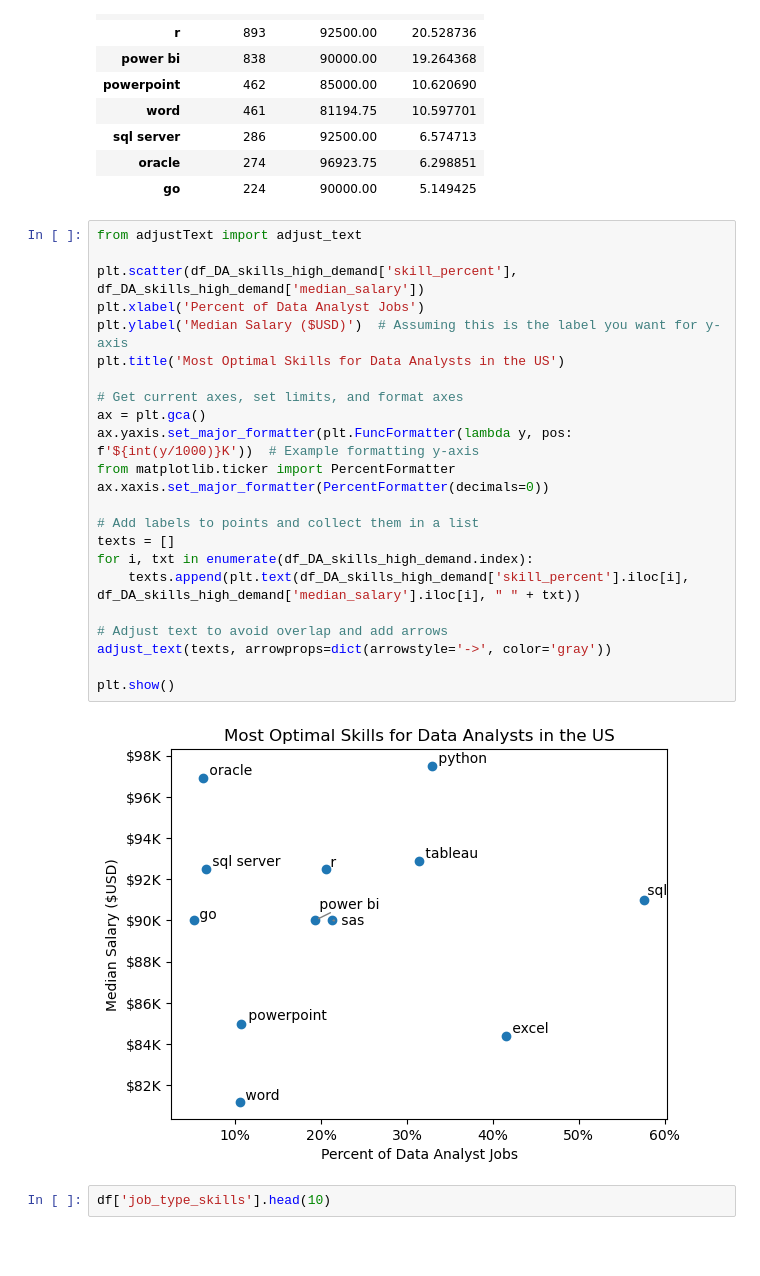
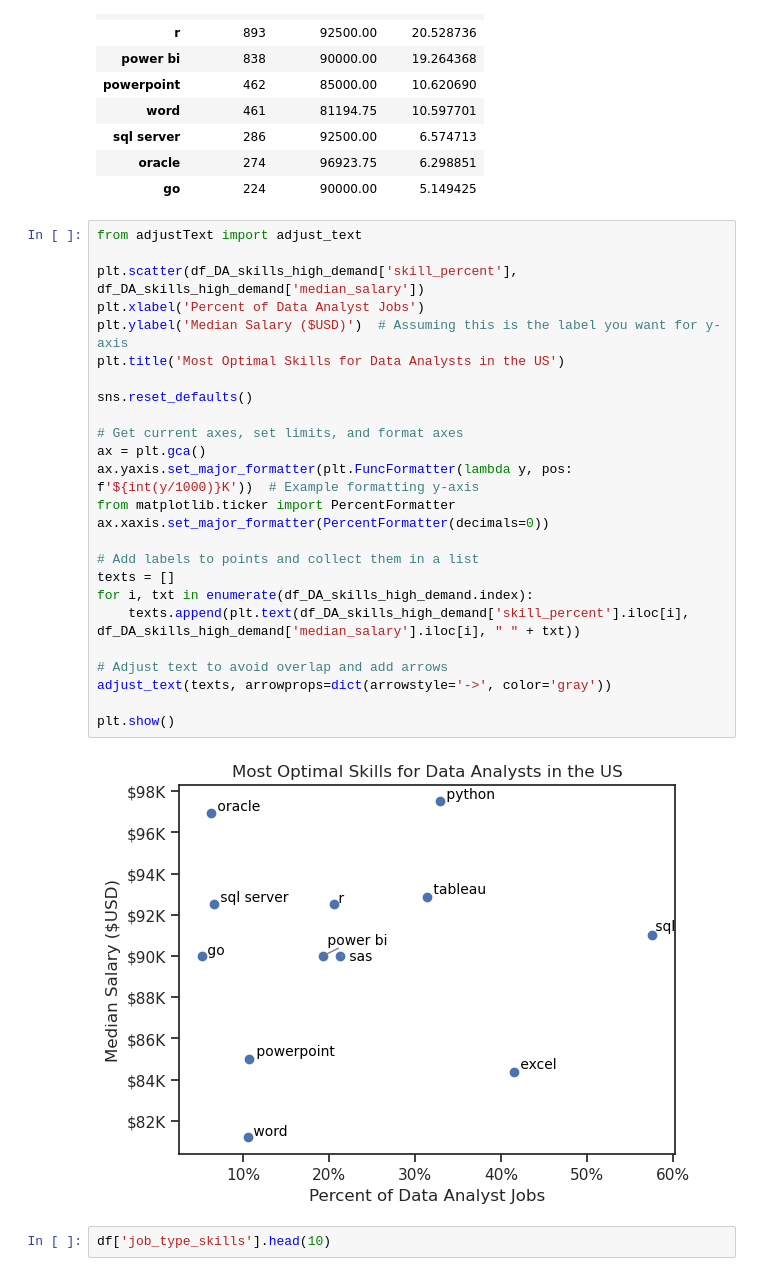
Before and after one commit to grootbean/Python_Data_Project, a Jupyter notebook: 3_Project/5_Optimal_Skills.ipynb, the cells around one changed output. Saved outputs shown, nothing was run; the diff lists cells and outputs as text; blank space fills up the shorter version.

```diff
--- a/3_Project/5_Optimal_Skills.ipynb
+++ b/3_Project/5_Optimal_Skills.ipynb
@@ -105,28 +105,30 @@ df_DA_skills_high_demand
 # %%
 from adjustText import adjust_text
 
 plt.scatter(df_DA_skills_high_demand['skill_percent'], df_DA_skills_high_demand['median_salary'])
 plt.xlabel('Percent of Data Analyst Jobs')
 plt.ylabel('Median Salary ($USD)')  # Assuming this is the label you want for y-axis
 plt.title('Most Optimal Skills for Data Analysts in the US')
+
+sns.reset_defaults()
 
 # Get current axes, set limits, and format axes
 ax = plt.gca()
 ax.yaxis.set_major_formatter(plt.FuncFormatter(lambda y, pos: f'${int(y/1000)}K'))  # Example formatting y-axis
 from matplotlib.ticker import PercentFormatter
 ax.xaxis.set_major_formatter(PercentFormatter(decimals=0))
 
 # Add labels to points and collect them in a list
 texts = []
 for i, txt in enumerate(df_DA_skills_high_demand.index):
     texts.append(plt.text(df_DA_skills_high_demand['skill_percent'].iloc[i], df_DA_skills_high_demand['median_salary'].iloc[i], " " + txt))
 
 # Adjust text to avoid overlap and add arrows
 adjust_text(texts, arrowprops=dict(arrowstyle='->', color='gray'))
 
 plt.show()
 # %% [output]
-[figure, old version]
+[figure, new version]
 # %%
 df['job_type_skills'].head(10)
 # %% [output]
```
Also changed, not shown: parts of 1 cell of this notebook, 2 other files.
